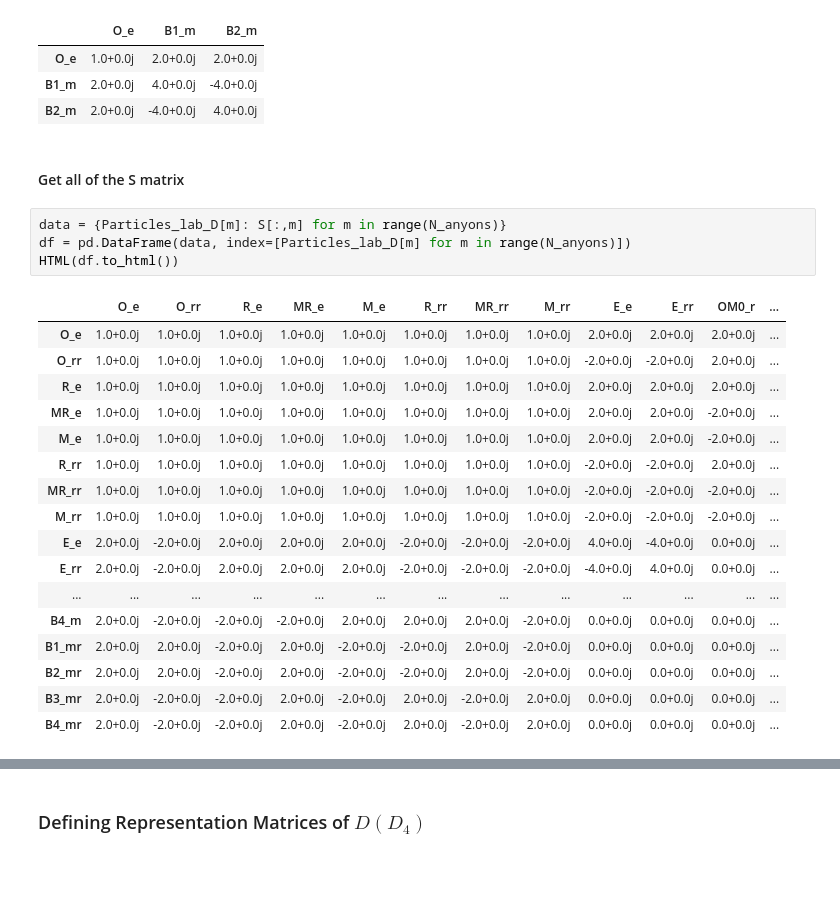
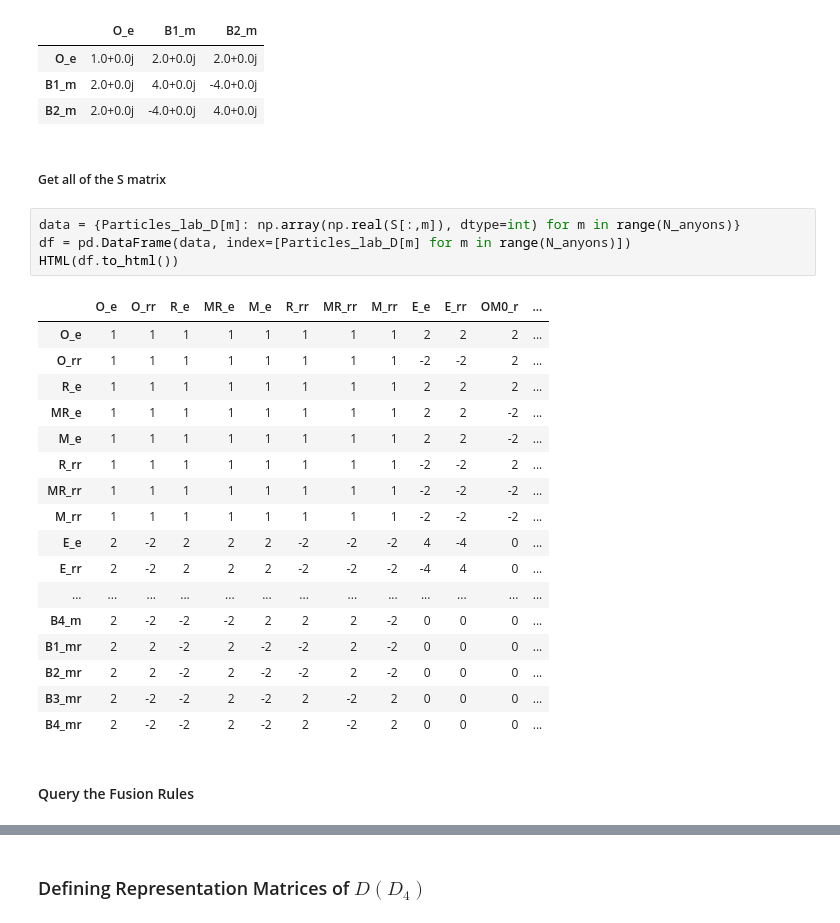
Before and after one commit to DaanTimmers/kitaevsim, a Jupyter notebook: Quantum double/q_double_D4.ipynb, the cells around one changed output, grey strips where cells are left out. Saved outputs shown, nothing was run; the diff lists cells and outputs as text; blank space fills up the shorter version.

```diff
--- a/Quantum double/q_double_D4.ipynb
+++ b/Quantum double/q_double_D4.ipynb
@@ -302,26 +303,28 @@ HTML(df.to_html())
 | B1_m | 2.0+0.0j | 4.0+0.0j | -4.0+0.0j |
 | B2_m | 2.0+0.0j | -4.0+0.0j | 4.0+0.0j |
 # %% [markdown]
-#### Get all of the S matrix
+##### Get all of the S matrix
 # %%
-data = {Particles_lab_D[m]: S[:,m] for m in range(N_anyons)}
+data = {Particles_lab_D[m]: np.array(np.real(S[:,m]), dtype=int) for m in range(N_anyons)}
 df = pd.DataFrame(data, index=[Particles_lab_D[m] for m in range(N_anyons)])
 HTML(df.to_html())
 # %% [output]
 |  | O_e | O_rr | R_e | MR_e | M_e | R_rr | MR_rr | M_rr | E_e | E_rr | OM0_r | ... |
-| O_e | 1.0+0.0j | 1.0+0.0j | 1.0+0.0j | 1.0+0.0j | 1.0+0.0j | 1.0+0.0j | 1.0+0.0j | 1.0+0.0j | 2.0+0.0j | 2.0+0.0j | 2.0+0.0j | ... |
-| O_rr | 1.0+0.0j | 1.0+0.0j | 1.0+0.0j | 1.0+0.0j | 1.0+0.0j | 1.0+0.0j | 1.0+0.0j | 1.0+0.0j | -2.0+0.0j | -2.0+0.0j | 2.0+0.0j | ... |
-| R_e | 1.0+0.0j | 1.0+0.0j | 1.0+0.0j | 1.0+0.0j | 1.0+0.0j | 1.0+0.0j | 1.0+0.0j | 1.0+0.0j | 2.0+0.0j | 2.0+0.0j | 2.0+0.0j | ... |
-| MR_e | 1.0+0.0j | 1.0+0.0j | 1.0+0.0j | 1.0+0.0j | 1.0+0.0j | 1.0+0.0j | 1.0+0.0j | 1.0+0.0j | 2.0+0.0j | 2.0+0.0j | -2.0+0.0j | ... |
-| M_e | 1.0+0.0j | 1.0+0.0j | 1.0+0.0j | 1.0+0.0j | 1.0+0.0j | 1.0+0.0j | 1.0+0.0j | 1.0+0.0j | 2.0+0.0j | 2.0+0.0j | -2.0+0.0j | ... |
-| R_rr | 1.0+0.0j | 1.0+0.0j | 1.0+0.0j | 1.0+0.0j | 1.0+0.0j | 1.0+0.0j | 1.0+0.0j | 1.0+0.0j | -2.0+0.0j | -2.0+0.0j | 2.0+0.0j | ... |
-| MR_rr | 1.0+0.0j | 1.0+0.0j | 1.0+0.0j | 1.0+0.0j | 1.0+0.0j | 1.0+0.0j | 1.0+0.0j | 1.0+0.0j | -2.0+0.0j | -2.0+0.0j | -2.0+0.0j | ... |
-| M_rr | 1.0+0.0j | 1.0+0.0j | 1.0+0.0j | 1.0+0.0j | 1.0+0.0j | 1.0+0.0j | 1.0+0.0j | 1.0+0.0j | -2.0+0.0j | -2.0+0.0j | -2.0+0.0j | ... |
-| E_e | 2.0+0.0j | -2.0+0.0j | 2.0+0.0j | 2.0+0.0j | 2.0+0.0j | -2.0+0.0j | -2.0+0.0j | -2.0+0.0j | 4.0+0.0j | -4.0+0.0j | 0.0+0.0j | ... |
-| E_rr | 2.0+0.0j | -2.0+0.0j | 2.0+0.0j | 2.0+0.0j | 2.0+0.0j | -2.0+0.0j | -2.0+0.0j | -2.0+0.0j | -4.0+0.0j | 4.0+0.0j | 0.0+0.0j | ... |
+| O_e | 1 | 1 | 1 | 1 | 1 | 1 | 1 | 1 | 2 | 2 | 2 | ... |
+| O_rr | 1 | 1 | 1 | 1 | 1 | 1 | 1 | 1 | -2 | -2 | 2 | ... |
+| R_e | 1 | 1 | 1 | 1 | 1 | 1 | 1 | 1 | 2 | 2 | 2 | ... |
+| MR_e | 1 | 1 | 1 | 1 | 1 | 1 | 1 | 1 | 2 | 2 | -2 | ... |
+| M_e | 1 | 1 | 1 | 1 | 1 | 1 | 1 | 1 | 2 | 2 | -2 | ... |
+| R_rr | 1 | 1 | 1 | 1 | 1 | 1 | 1 | 1 | -2 | -2 | 2 | ... |
+| MR_rr | 1 | 1 | 1 | 1 | 1 | 1 | 1 | 1 | -2 | -2 | -2 | ... |
+| M_rr | 1 | 1 | 1 | 1 | 1 | 1 | 1 | 1 | -2 | -2 | -2 | ... |
+| E_e | 2 | -2 | 2 | 2 | 2 | -2 | -2 | -2 | 4 | -4 | 0 | ... |
+| E_rr | 2 | -2 | 2 | 2 | 2 | -2 | -2 | -2 | -4 | 4 | 0 | ... |
 | ... | ... | ... | ... | ... | ... | ... | ... | ... | ... | ... | ... | ... |
-| B4_m | 2.0+0.0j | -2.0+0.0j | -2.0+0.0j | -2.0+0.0j | 2.0+0.0j | 2.0+0.0j | 2.0+0.0j | -2.0+0.0j | 0.0+0.0j | 0.0+0.0j | 0.0+0.0j | ... |
-| B1_mr | 2.0+0.0j | 2.0+0.0j | -2.0+0.0j | 2.0+0.0j | -2.0+0.0j | -2.0+0.0j | 2.0+0.0j | -2.0+0.0j | 0.0+0.0j | 0.0+0.0j | 0.0+0.0j | ... |
-| B2_mr | 2.0+0.0j | 2.0+0.0j | -2.0+0.0j | 2.0+0.0j | -2.0+0.0j | -2.0+0.0j | 2.0+0.0j | -2.0+0.0j | 0.0+0.0j | 0.0+0.0j | 0.0+0.0j | ... |
-| B3_mr | 2.0+0.0j | -2.0+0.0j | -2.0+0.0j | 2.0+0.0j | -2.0+0.0j | 2.0+0.0j | -2.0+0.0j | 2.0+0.0j | 0.0+0.0j | 0.0+0.0j | 0.0+0.0j | ... |
-| B4_mr | 2.0+0.0j | -2.0+0.0j | -2.0+0.0j | 2.0+0.0j | -2.0+0.0j | 2.0+0.0j | -2.0+0.0j | 2.0+0.0j | 0.0+0.0j | 0.0+0.0j | 0.0+0.0j | ... |
+| B4_m | 2 | -2 | -2 | -2 | 2 | 2 | 2 | -2 | 0 | 0 | 0 | ... |
+| B1_mr | 2 | 2 | -2 | 2 | -2 | -2 | 2 | -2 | 0 | 0 | 0 | ... |
+| B2_mr | 2 | 2 | -2 | 2 | -2 | -2 | 2 | -2 | 0 | 0 | 0 | ... |
+| B3_mr | 2 | -2 | -2 | 2 | -2 | 2 | -2 | 2 | 0 | 0 | 0 | ... |
+| B4_mr | 2 | -2 | -2 | 2 | -2 | 2 | -2 | 2 | 0 | 0 | 0 | ... |
+# %% [markdown]
+#### Query the Fusion Rules
```
Also changed, not shown: parts of 7 cells of this notebook.
